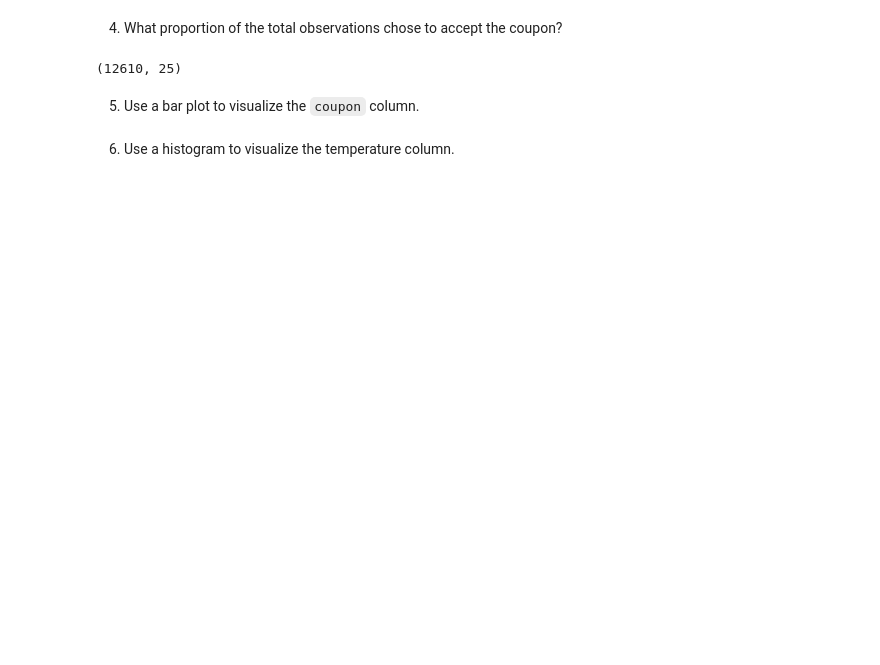
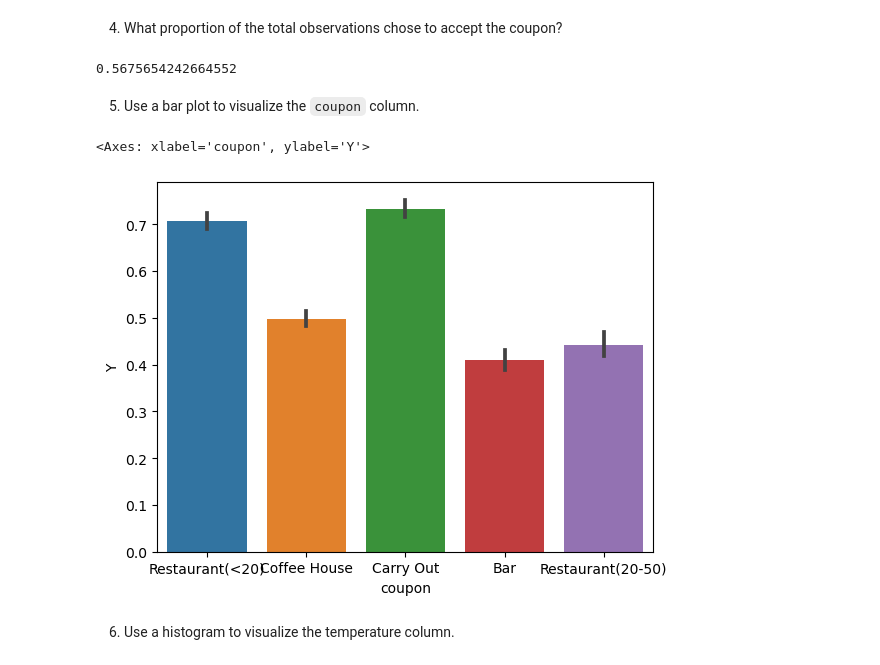
Before and after one commit to archana-rg/ml-practical-apps, a Jupyter notebook: coupon_accept.ipynb, the cells around one changed output. Cells and saved outputs as stored; diff of their text form; code cells hidden in the pictures; blank space fills up the shorter version.

Commit message:
Data Cleaning Part2 + Analysis Start

```diff
--- a/coupon_accept.ipynb
+++ b/coupon_accept.ipynb
@@ -316,0 +573,15 @@ data[data.isnull().any(axis=1)]
+# %%
+#First make all values $x - $y format
+data['income'] = data['income'].str.replace('Less than $12500', '$0 - $12500').str.replace('$100000 or More', '$100000 - $150000')
+print(data['income'].value_counts())
+#Function to provide low, high range values
+def getLowHighValues(row):
+    low = row['income'].split(" ")[0].replace("$", "")
+    low = int(low)
+    high = row['income'].split(" ")[2].replace("$", "")
+    high = int(high)
+    return np.array([low,high])
+
+#Convert all ranges to a mean value fo range
+data['income'] = data.apply(lambda row : int(np.mean(getLowHighValues(row))), axis=1)
+print(data['income'].value_counts())
@@ -316,0 +606,3 @@ data[data.isnull().any(axis=1)]
+# %%
+data['coupon'] = data['coupon'].str.replace('Carry out & Take away', 'Carry Out')
+data.info()
@@ -316,0 +627,10 @@ data[data.isnull().any(axis=1)]
+# %%
+data['Bar']= data['Bar'].str.replace('never', '0').str.replace('less1', '1').str.replace('1~3', '3').str.replace('4~8', '7').str.replace('gt8', '10')
+data['CoffeeHouse']= data['CoffeeHouse'].str.replace('never', '0').str.replace('less1', '1').str.replace('1~3', '3').str.replace('4~8', '7').str.replace('gt8', '10')
+data['CarryAway']= data['CarryAway'].str.replace('never', '0').str.replace('less1', '1').str.replace('1~3', '3').str.replace('4~8', '7').str.replace('gt8', '10')
+data['RestaurantLessThan20']= data['RestaurantLessThan20'].str.replace('never', '0').str.replace('less1', '1').str.replace('1~3', '3').str.replace('4~8', '7').str.replace('gt8', '10')
+data['Restaurant20To50']= data['Restaurant20To50'].str.replace('never', '0').str.replace('less1', '1').str.replace('1~3', '3').str.replace('4~8', '7').str.replace('gt8', '10')
+#data = pd.to_numeric([data['Bar'], data['CoffeeHouse'], data['CarryAway'], data['RestaurantLessThan20'], data['Restaurant20To50']])
+cols = ['Bar', 'CoffeeHouse', 'CarryAway', 'RestaurantLessThan20', 'Restaurant20To50']
+data[cols] = data[cols].apply(pd.to_numeric)
+data.dtypes
@@ -316,0 +655,5 @@ data[data.isnull().any(axis=1)]
+# %%
+data['age'].value_counts()
+data['age'] = data['age'].str.replace('50plus', '55').str.replace('below21', '20')
+data['age'] = pd.to_numeric(data['age'])
+data.dtypes
@@ -317,10 +678,16 @@ data[data.isnull().any(axis=1)]
 # %% [markdown]
 4. What proportion of the total observations chose to accept the coupon?
-# %%
-data.shape
-# %% [output]
-(12610, 25)
+# %%
+coupon_accept_proportion = data.query('Y == 1').shape[0] / data.shape[0]
+coupon_accept_proportion
+# %% [output]
+0.5675654242664552
 # %% [markdown]
 5. Use a bar plot to visualize the `coupon` column.
+# %%
+sns.barplot(data=data, x='coupon', y='Y')
+# %% [output]
+<Axes: xlabel='coupon', ylabel='Y'>
+[figure, added]
 # %% [markdown]
 6. Use a histogram to visualize the temperature column.
```
Also changed, not shown: parts of 24 cells of this notebook.
